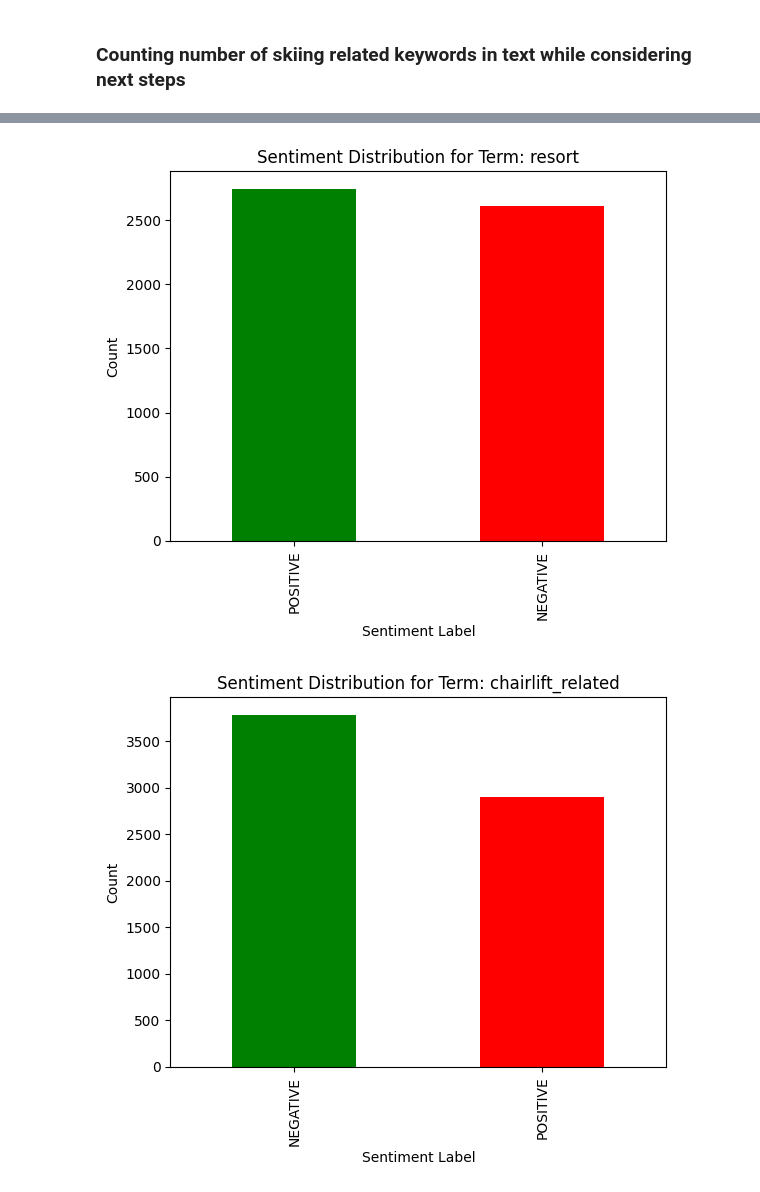
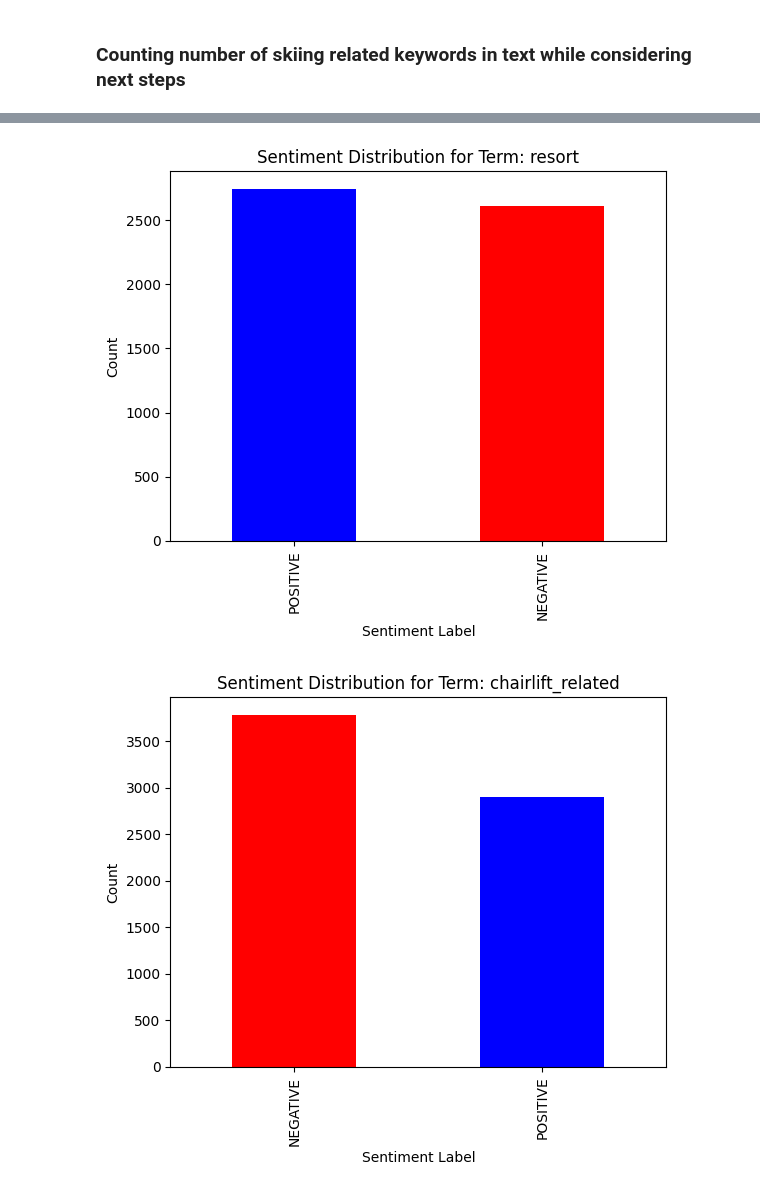
Before and after one commit to mattjohnescu/Personal-Work, a Jupyter notebook: Ski Areas Reviews NLP Project.ipynb, the cells around one changed output, grey strips where cells are left out. Cells and saved outputs as stored; diff of their text form; code cells hidden in the pictures.

```diff
--- a/Ski Areas Reviews NLP Project.ipynb
+++ b/Ski Areas Reviews NLP Project.ipynb
@@ -240,7 +287,7 @@ def plot_sentiment_distribution_for_term(df, term):
     filtered_df = df[df['final_text'].apply(lambda x: contains_word(x, term))]
     sentiment_counts = filtered_df['transformers_sentiment'].value_counts()
 
-    sentiment_counts.plot(kind='bar', color=['green', 'red'])
+    sentiment_counts.plot(kind='bar', color=['blue', 'red'])
     plt.title(f'Sentiment Distribution for Term: {term}')
     plt.xlabel('Sentiment Label')
     plt.ylabel('Count')
@@ -251,7 +298,7 @@ def plot_sentiment_distribution_for_combined_terms(df, term, words):
     filtered_df = df[df['final_text'].apply(lambda x: contains_any_term(x, words))]
     sentiment_counts = filtered_df['transformers_sentiment'].value_counts()
 
-    sentiment_counts.plot(kind='bar', color=['green', 'red'])
+    sentiment_counts.plot(kind='bar', color=['red', 'blue'])
     plt.title(f'Sentiment Distribution for Term: {term}')
     plt.xlabel('Sentiment Label')
     plt.ylabel('Count')
@@ -276,2 +323,2 @@ for term, words in combined_terms.items():
-[figure, old version]
+[figure, new version]
-[figure, old version]
+[figure, new version]
```
Also changed, not shown: parts of 5 cells of this notebook.
